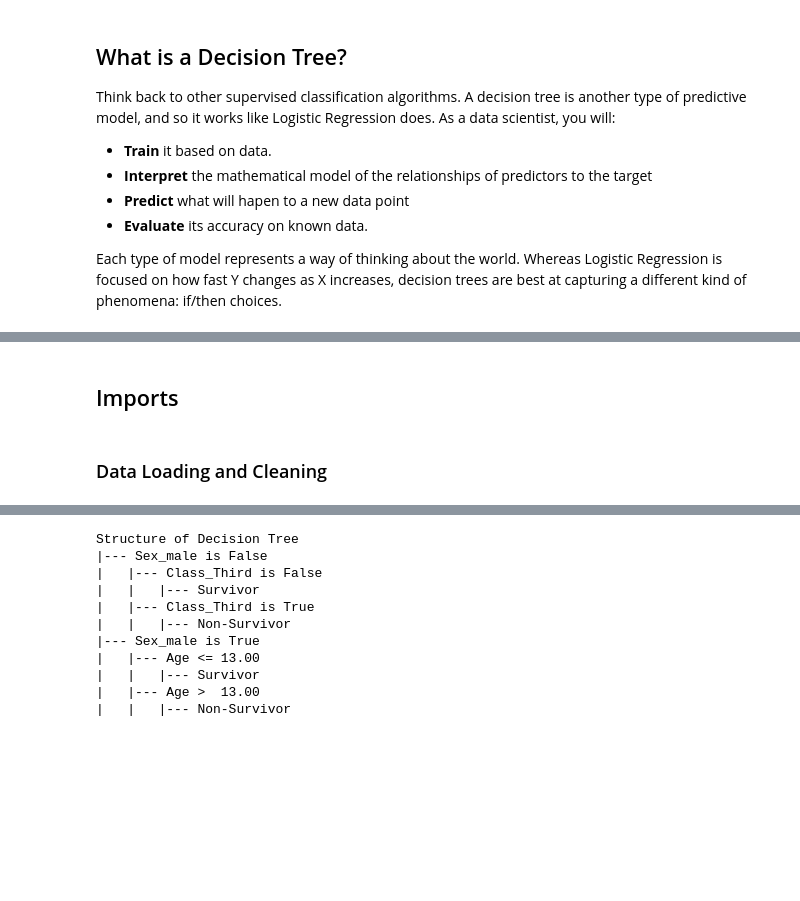
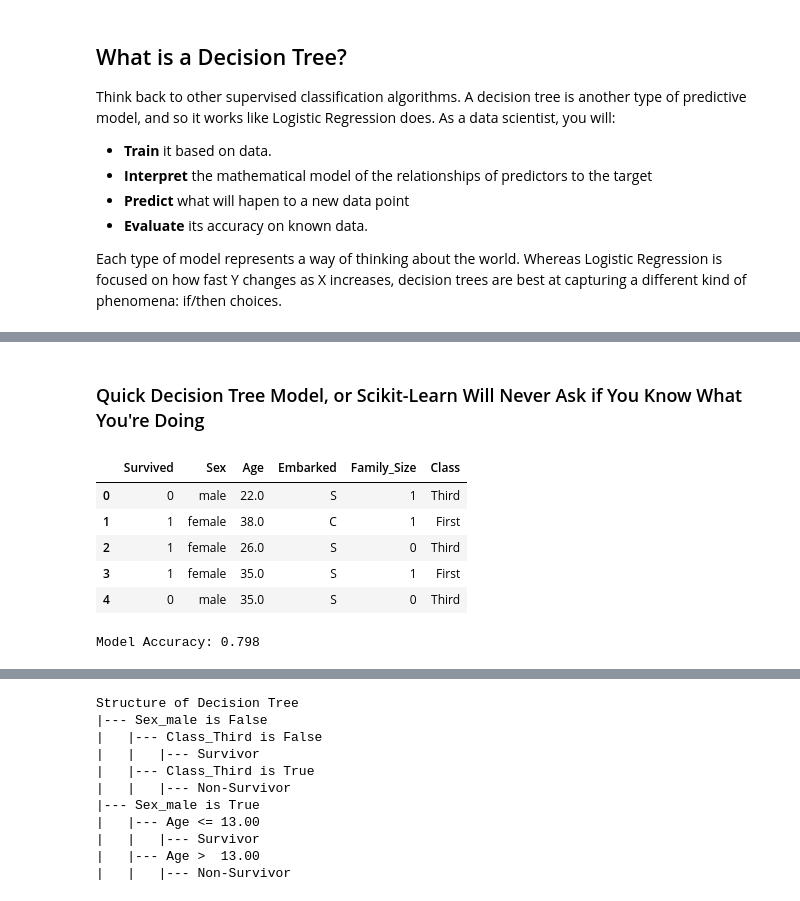
Before and after one commit to MattJBritton/InteractiveDecisionTrees, a Jupyter notebook: InteractiveDecisionTrees.ipynb, the cells around one changed output, grey strips where cells are left out. Saved outputs shown, nothing was run; the diff lists cells and outputs as text; code cells hidden in the pictures; blank space fills up the shorter version.

```diff
--- a/InteractiveDecisionTrees.ipynb
+++ b/InteractiveDecisionTrees.ipynb
@@ -56,5 +48,5 @@ Your decision process might look a little like this:
-# %% [markdown]
-## Imports
+# %% [markdown]
+### Quick Decision Tree Model, or Scikit-Learn Will Never Ask if You Know What You're Doing
 # %%
 import pandas as pd
 import numpy as np
@@ -62,6 +54,4 @@ import altair as alt
 
 from scipy.stats import entropy
 from sklearn.tree import DecisionTreeClassifier, export_text
-# %% [markdown]
-### Data Loading and Cleaning
 # %%
@@ -71,3 +62,21 @@ titanic_df["Class"] = titanic_df["Pclass"].replace({1:"First", 2:"Second", 3: "T
 titanic_df["Age"] = titanic_df["Age"].round(0)
 titanic_df = titanic_df.drop(["PassengerId", "Name", "Ticket", "Cabin", "Fare", "SibSp", "Parch", "Pclass"], axis=1)
 titanic_df = titanic_df.dropna(axis=0, how="any")
+# %%
+titanic_df.head()
+# %% [output]
+|  | Survived | Sex | Age | Embarked | Family_Size | Class |
+| 0 | 0 | male | 22.0 | S | 1 | Third |
+| 1 | 1 | female | 38.0 | C | 1 | First |
+| 2 | 1 | female | 26.0 | S | 0 | Third |
+| 3 | 1 | female | 35.0 | S | 1 | First |
+| 4 | 0 | male | 35.0 | S | 0 | Third |
+# %%
+data_for_ml = pd.get_dummies(titanic_df, drop_first = True)
+X = data_for_ml.drop(target, axis=1)
+y = data_for_ml[target]
+sklearn_dt = DecisionTreeClassifier(criterion="entropy", max_depth=2)
+sklearn_dt.fit(X, y)
+print(f"Model Accuracy: {sklearn_dt.score(X, y).round(3)}")
+# %% [output]
+Model Accuracy: 0.798
```
Also changed, not shown: parts of 34 cells of this notebook, 6 other files.
